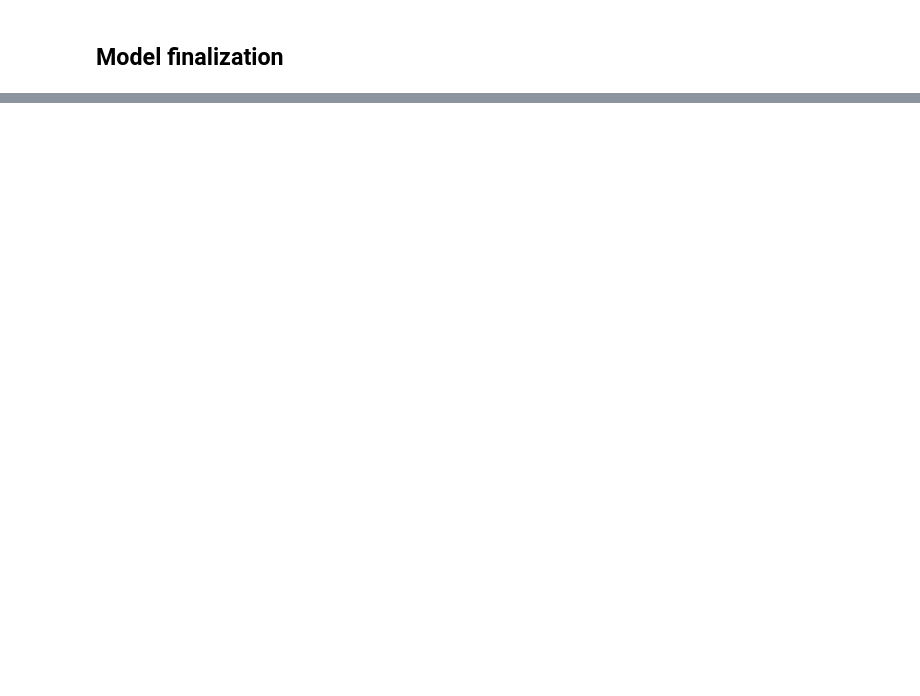
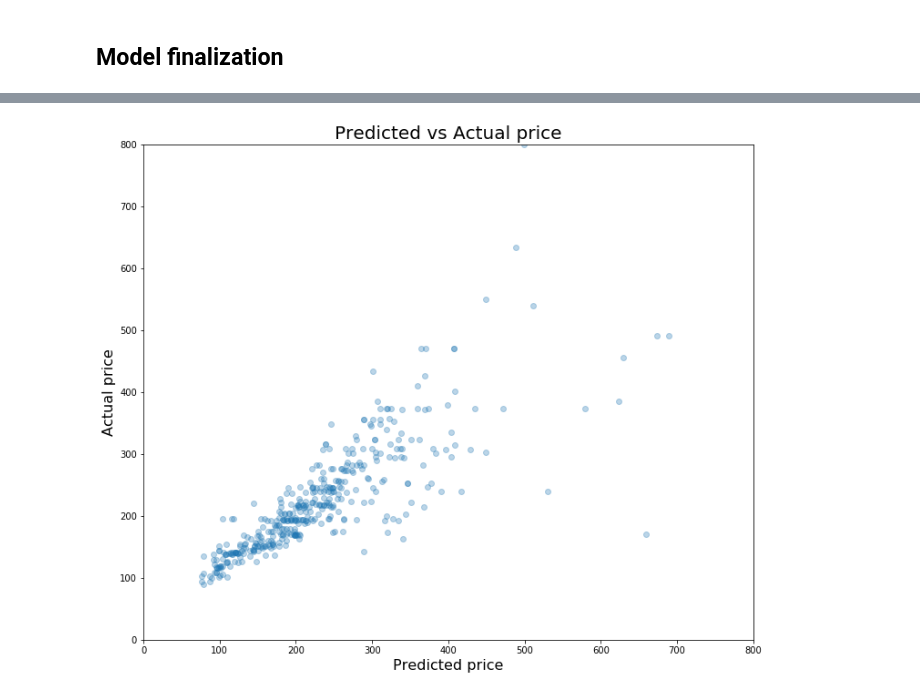
Before and after one commit to luketibbott/Desktop-linear-regression, a Jupyter notebook: model-newegg.ipynb, the cells around one changed output, grey strips where cells are left out. Drawn from its saved outputs; the diff is of its cells as text; code cells hidden in the pictures; blank space fills up the shorter version.

```diff
--- a/model-newegg.ipynb
+++ b/model-newegg.ipynb
@@ -245,5 +80,6 @@ MSE: 0.042333132475611386
 # %%
-def cross_val_log(df, degree):
+def cross_val_log(df, degree, supress_outputs=False):
+    # Cross validated, log-transformed response variable OLS linear regression
     X = df.iloc[:, 1:]
     y = df['price']
 
@@ -263,20 +99,19 @@ def cross_val_log(df, degree):
 
     train_mse = -np.mean(mse_scores)
 
-
-    print(f'Cross validated training R^2: {np.mean(scores)}')
-    print(f'Cross validated training MSE: {train_mse}')
-    #print(f'RMSE: {np.sqrt(np.mean(np.exp(mse_scores)))}')
-
     y_pred = pipe.predict(X_test)
 
+    # Untransform the response prediction and test
     y_pred = np.exp(y_pred)
     y_test = np.exp(y_test)
 
     test_mse = mean_squared_error(y_pred, y_test)
 
-    print(f'Test MSE: {test_mse}')
-    print(f'Test score: {fit.score(X_test, np.log(y_test))}')
+    if not supress_outputs:
+        print(f'Cross validated training R^2: {np.mean(scores)}')
+        print(f'Cross validated training MSE: {train_mse}')
+        print(f'Test MSE: {test_mse}')
+        print(f'Test score: {fit.score(X_test, np.log(y_test))}')
 
     return train_mse, test_mse, y_pred, y_test
 # %%
@@ -317,5 +154,5 @@ def cross_val_sqrt(df, degree):
 
     return train_mse, test_mse, y_pred, y_test
 # %%
-tr_mse, te_mse, yp_log, yt_log = cross_val_log(df_no_outliers, degree=1)
+tr_mse, te_mse, yp_log, yt_log = cross_val_log(df, degree=1)
 # %% [output]
@@ -409,0 +256,10 @@ np.mean(te_mse)
+# %%
+plt.figure(figsize=(12, 10))
+plt.scatter(yt_log, yp_log, alpha=0.3)
+plt.xlim([0, 800])
+plt.ylim([0, 800])
+plt.xlabel('Predicted price', size=16)
+plt.ylabel('Actual price', size=16)
+plt.title('Predicted vs Actual price', size=20);
+# %% [output]
+[figure, added]
```
Also changed, not shown: parts of 91 cells of this notebook.
